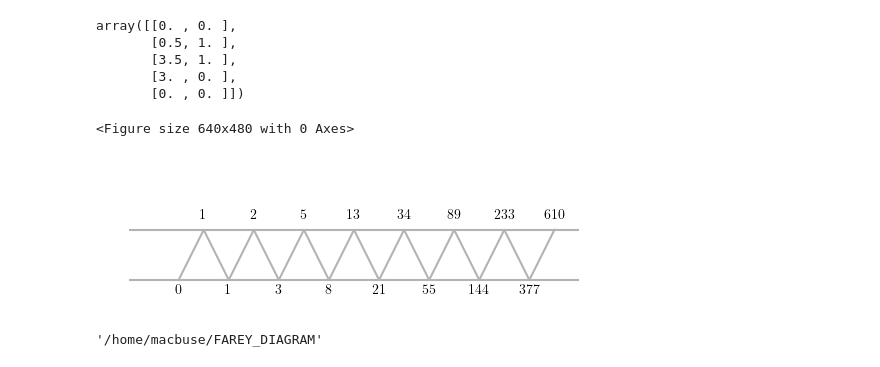
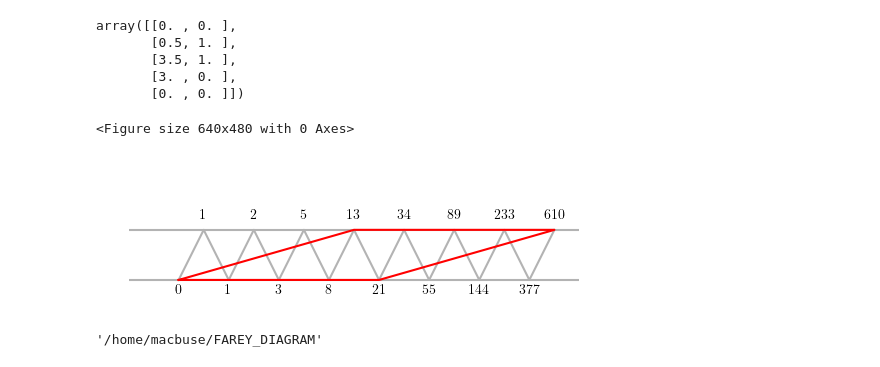
Before and after one commit to macbuse/FAREY_DIAGRAM, a Jupyter notebook: fib_triangle_path.ipynb, the cells around one changed output. Cells and saved outputs as stored; diff of their text form; code cells hidden in the pictures.

```diff
--- a/fib_triangle_path.ipynb
+++ b/fib_triangle_path.ipynb
@@ -59,37 +59,37 @@ N = 8
 #diagonals
 ZIGZAG = np.zeros((2,2*N))
 ZIGZAG[0] = .5*np.arange(2*N)
-ZIGZAG[1] = np.arange(2*N) % 2
+ZIGZAG[1,1::2] = 1
 
 plt.plot(ZIGZAG[0], ZIGZAG[1] ,color=[.7]*3)
 ax.hlines([0,1],xmin=-1,xmax=N,color=[.7]*3)
 
 L = F(2*N - 1)
 for k, x in enumerate(L[:-1]):
     label = f"$\\frac{{{x}}}{{{L[k+1]}}}$"
     label = f"${x}$"
     ax.annotate(label,
-                 (XY[0,k], 1.5*XY[1,k]  ),
+                 (ZIGZAG[0,k], 1.5*ZIGZAG[1,k]  ),
                  textcoords="offset points",
                  xytext=(0,-10),
                  ha='center')
 
 n = 7
 L = n*np.array([0,1,2,1,0]) + np.array([0,1,1,0,0])
 
 X,Y = ZIGZAG[:,L]
-#ax.plot(X,Y,'r')
+ax.plot(X,Y,'r')
 
 #diagonals
 #ax.plot(X[[0,2]],Y[[0,2]],'k')
 #ax.plot(X[[1,3]],Y[[1,3]],'k')
 
 #ax.set_title('Fibonacci numbers');
 plt.savefig('just_numbers.png',
             bbox_inches='tight',pad_inches=0);
 # %% [output]
 <Figure size 640x480 with 0 Axes>
-[figure, old version]
+[figure, new version]
 # %%
 # %% [output]
 '/home/macbuse/FAREY_DIAGRAM'
```
Also changed, not shown: parts of 2 cells of this notebook, 6 other files.
